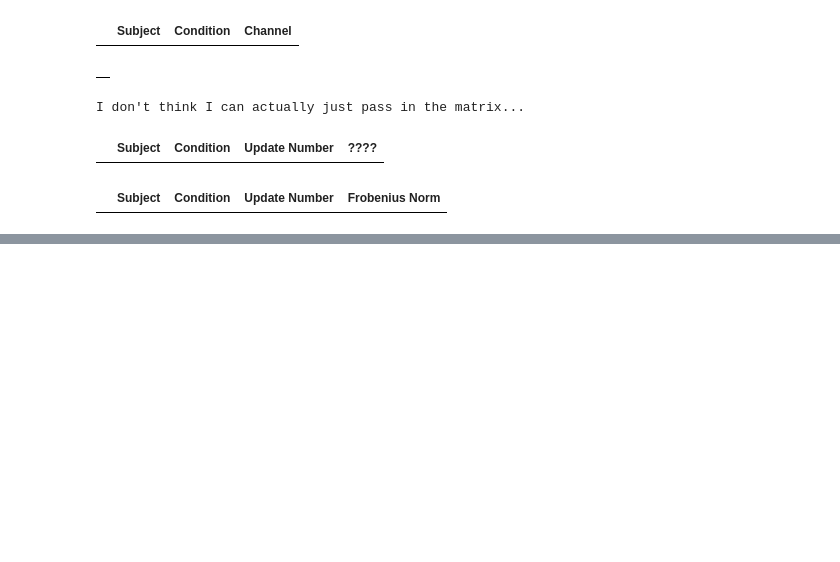
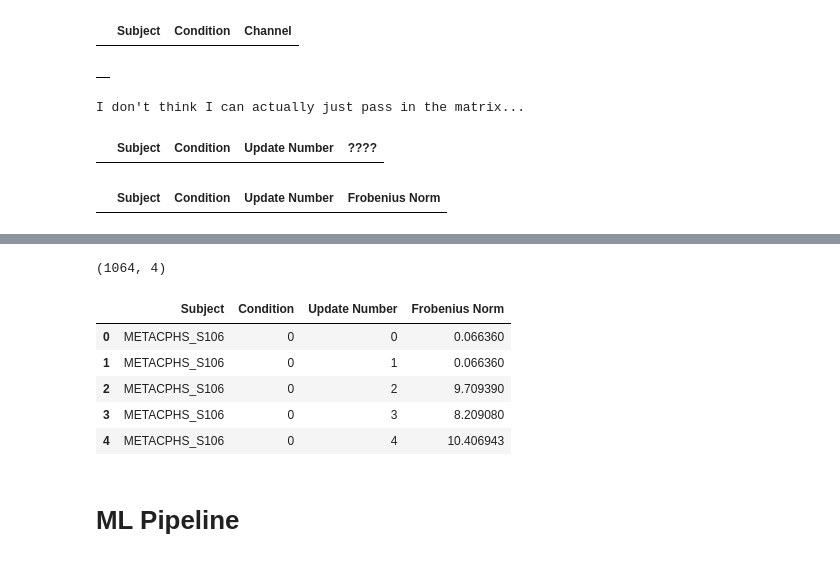
Before and after one commit to kdmalc/personalization-privacy-risk, a Jupyter notebook: 10_Initial_Privacy_Attack.ipynb, the cells around one changed output, grey strips where cells are left out. Drawn from its saved outputs; the diff is of its cells as text; code cells hidden in the pictures; blank space fills up the shorter version.

```diff
--- a/10_Initial_Privacy_Attack.ipynb
+++ b/10_Initial_Privacy_Attack.ipynb
@@ -218,3 +174,16 @@ emg_labels_df.head()
 | 2 | METACPHS_S106 | 0 | 2 |
 | 3 | METACPHS_S106 | 0 | 3 |
 | 4 | METACPHS_S106 | 0 | 4 |
+# %%
+print(dec_norms_df.shape)
+dec_norms_df.head()
+# %% [output]
+(1064, 4)
+|  | Subject | Condition | Update Number | Frobenius Norm |
+| 0 | METACPHS_S106 | 0 | 0 | 0.066360 |
+| 1 | METACPHS_S106 | 0 | 1 | 0.066360 |
+| 2 | METACPHS_S106 | 0 | 2 | 9.709390 |
+| 3 | METACPHS_S106 | 0 | 3 | 8.209080 |
+| 4 | METACPHS_S106 | 0 | 4 | 10.406943 |
+# %% [markdown]
+# ML Pipeline
```
Also changed, not shown: parts of 42 cells of this notebook.
